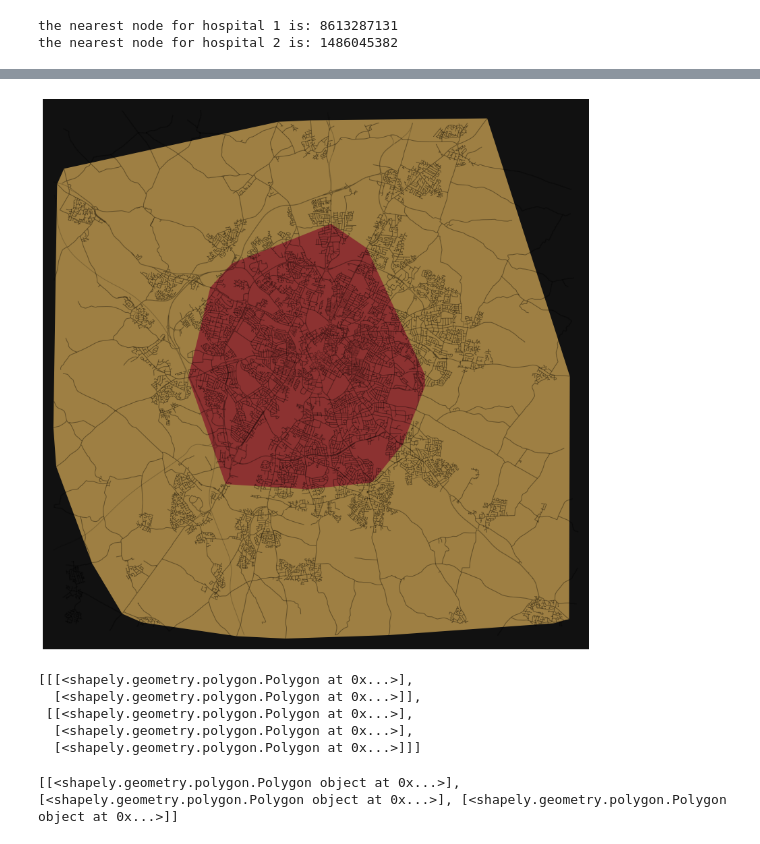
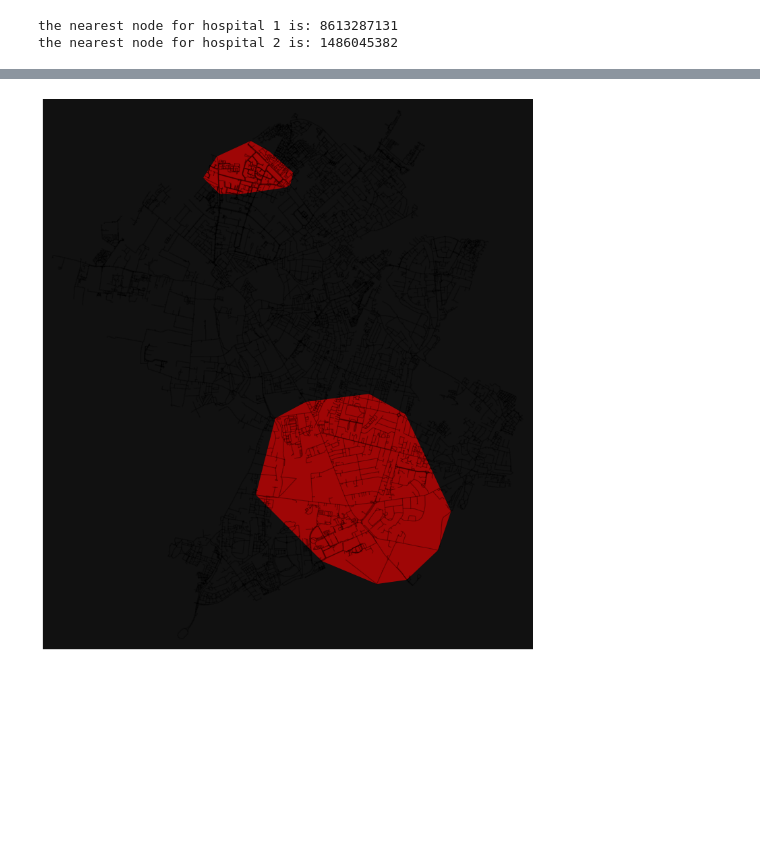
Before and after one commit to nhsx/nhs_time_of_travel, a Jupyter notebook: MCLP/scripts/ mclp_test1.ipynb, the cells around one changed output, grey strips where cells are left out. Saved outputs shown, nothing was run; the diff lists cells and outputs as text; code cells hidden in the pictures; blank space fills up the shorter version.

```diff
--- a/MCLP/scripts/ mclp_test1.ipynb
+++ b/MCLP/scripts/ mclp_test1.ipynb
@@ -105,2 +108,0 @@ for G in maps:
-# %%
-trip_times = [20]
@@ -109,16 +108,0 @@ locations = [hospital1_node, hospital2_node]
-# %%
-# Retrun one color for each isochrone (each of the trip times)
-#------------------------------------------------------------
-iso_colors = ox.plot.get_colors(n=len(trip_times), cmap='YlOrRd', start=0.3, return_hex=True)
-
-# Color the nodes according to isochrone then plot the urban network graph
-#--------------------------------------------------------------------------
-for points in locations:
-    node_colors = {}
-    for trip_time, color in zip(sorted(trip_times, reverse=True), iso_colors):
-        subgraph = nx.ego_graph(G, points, radius=trip_time, distance='time') #---- uses the edge attribute 'time' to define the isochrones for each of the trips
-        for node in subgraph.nodes():
-            node_colors[node] = color
-    nc = [node_colors[node] if node in node_colors else 'none' for node in G.nodes()]
-    ns = [10 if node in node_colors else 0 for node in G.nodes()] #------ sets the size of the coloured nodes at '10', while uncoloured nodes (outside trip times) are not visualised
-    fig, ax = ox.plot_graph(G, node_color=nc, node_size=ns, node_alpha=0.8, node_zorder=2, figsize = (15,15))
@@ -128,26 +109,29 @@ for points in locations:
 # %%
 # Generate isochrone polygons for leicester
 #--------------------------------------------------------------------------------------------------------------
 isochrone_polys = []
-trip_times = [7,15]
+all_nodes = []
+trip_time = 20
+locations = [hospital1_node, hospital2_node]
 # Retrun one color for each isochrone (each of the trip times)
 #------------------------------------------------------------
 iso_colors = ox.plot.get_colors(n=len(trip_times), cmap='YlOrRd', start=0.3, return_hex=True)
-for trip_time in sorted(trip_times, reverse=True):
+for point in locations:
     isochrone_polys_sub = []
-    subgraph = nx.ego_graph(G_leicester, point_leicester, radius=trip_time, distance='time')
+    subgraph = nx.ego_graph(G, point, radius=trip_time, distance='time')
     node_points = [Point((data['x'], data['y'])) for node, data in subgraph.nodes(data=True)]
     bounding_poly = gpd.GeoSeries(node_points).unary_union.convex_hull
     isochrone_polys_sub.append(bounding_poly)
     isochrone_polys.append(isochrone_polys_sub)
+    all_nodes.append(node_points)
 
 # Plot the network then add isochrones as colored descartes polygon patches
 #-----------------------------------------------------------------------
-fig, ax = ox.plot_graph(G_leicester, show=False, close=False, edge_color='k', edge_alpha=0.2, node_color='none', figsize = (15,15))
-for polygon, fc in zip(isochrone_polys, iso_colors):
+fig, ax = ox.plot_graph(G, show=False, close=False, edge_color='k', edge_alpha=0.2, node_color='none', figsize = (15,15))
+for polygon in isochrone_polys:
     for subpolygon in polygon:
-        patch = PolygonPatch(subpolygon, fc=fc, ec='none', alpha=0.6, zorder=-1)
+        patch = PolygonPatch(subpolygon, fc='Red', ec='none', alpha=0.6, zorder=-1)
         ax.add_patch(patch)
 plt.show()
 # %% [output]
-[figure, old version]
+[figure, new version]
@@ -167,13 +137,0 @@ for trip_time in sorted(trip_times, reverse=True):
-# %%
-isochrone_polys_merged = [isochrone_polys, isochrone_polys_2]
-isochrone_polys_merged
-# %% [output]
-[[[<shapely.geometry.polygon.Polygon at 0x...>],
-  [<shapely.geometry.polygon.Polygon at 0x...>]],
- [[<shapely.geometry.polygon.Polygon at 0x...>],
-  [<shapely.geometry.polygon.Polygon at 0x...>],
-  [<shapely.geometry.polygon.Polygon at 0x...>]]]
-# %%
-print(isochrone_polys_2)
-# %% [output]
-[[<shapely.geometry.polygon.Polygon object at 0x...>], [<shapely.geometry.polygon.Polygon object at 0x...>], [<shapely.geometry.polygon.Polygon object at 0x...>]]
```
Also changed, not shown: parts of 27 cells of this notebook.
